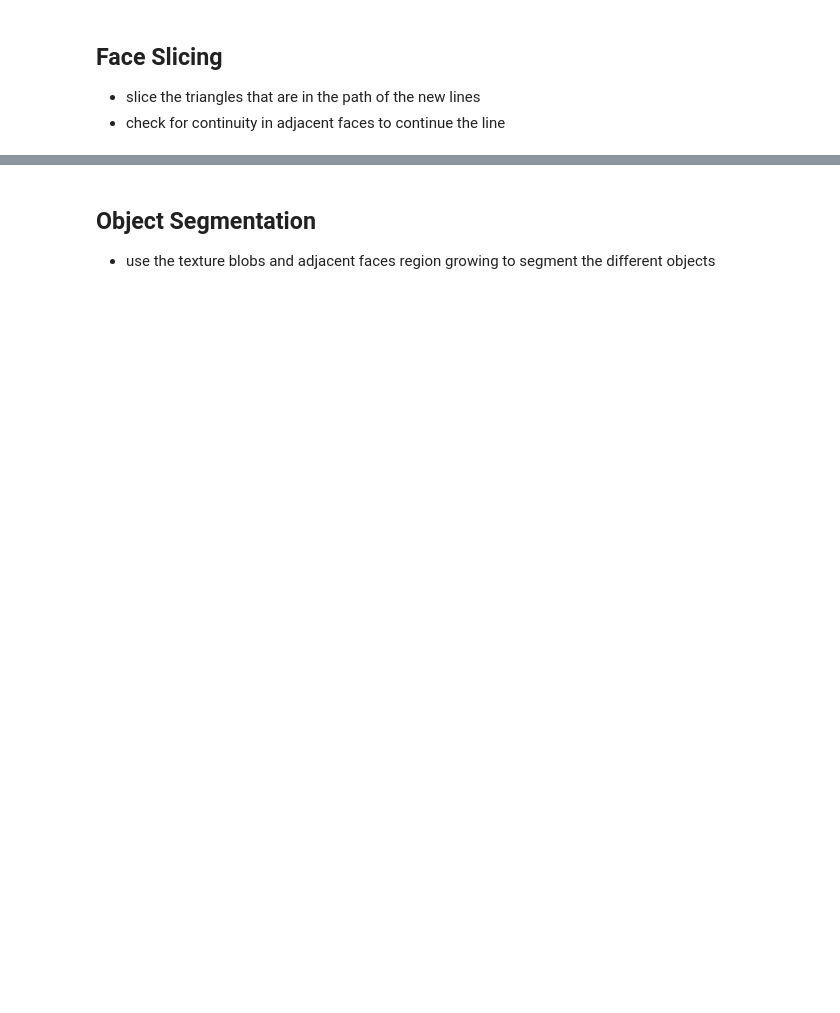
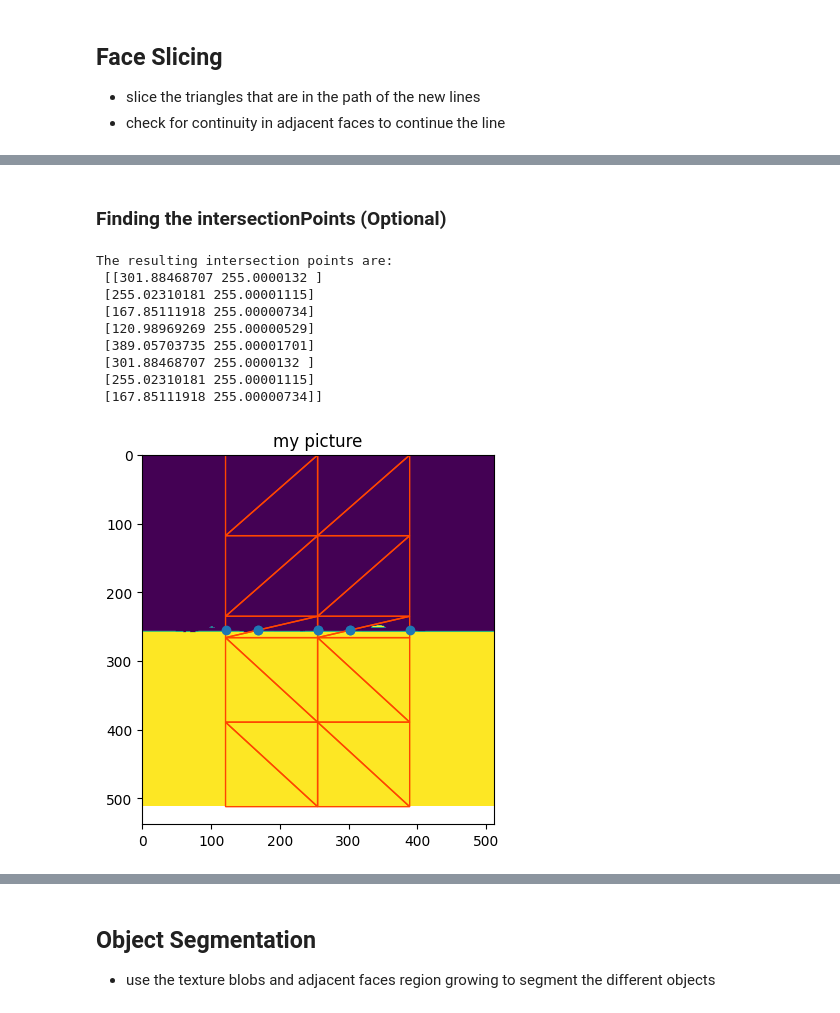
Before and after one commit to JelleKUL/segmentationtools, a Jupyter notebook: docs/source/examples/workflow.ipynb, the cells around one changed output, grey strips where cells are left out. Drawn from its saved outputs; the diff is of its cells as text; code cells hidden in the pictures; blank space fills up the shorter version.

```diff
--- a/docs/source/examples/workflow.ipynb
+++ b/docs/source/examples/workflow.ipynb
@@ -114,28 +154,43 @@ plt.show()
+# %% [markdown]
+### Finding the intersectionPoints (Optional)
 # %%
 import segmentationtools as st
 points = []
 
 lineNr = 0
 
 for i in range((int)(len(uvPoints)/3)):
     newPoints = st.find_triangle_intersection(uvPoints[3*i:3*i+3], st.get_edge_points(lines[lineNr], segmentedMappedTexture.shape[1], segmentedMappedTexture.shape[0]))
     if (newPoints is not None):
         points.append(newPoints)
 
 points = np.array(points).reshape((-1,2)) #reshape to a nx2 array
 print("The resulting intersection points are: \n", points)
 
 rho = lines[lineNr][0][0]
 theta = lines[lineNr][0][1]
 a = math.cos(theta)
 b = math.sin(theta)
 x0 = a * rho
 y0 = b * rho
 pt1 = (int(x0 + 1000 * (-b)), int(y0 + 1000 * (a)))
 pt2 = (int(x0 - 1000 * (-b)), int(y0 - 1000 * (a)))
 cv2.line(segmentedMappedTexture, pt1, pt2, (0, 0, 255), 3, cv2.LINE_AA)
 
 plt.imshow(segmentedMappedTexture)
+for i in range((int)(len(uvPoints)/3)):
+    plt.fill(*zip(*uvPoints[3*i:3*i+3]), facecolor='none', edgecolor='orangered', linewidth=1)
 plt.scatter(*zip(*points))
 plt.title('my picture')
 plt.show()
+# %% [output]
+The resulting intersection points are:
+ [[301.88468707 255.0000132 ]
+ [255.02310181 255.00001115]
+ [167.85111918 255.00000734]
+ [120.98969269 255.00000529]
+ [389.05703735 255.00001701]
+ [301.88468707 255.0000132 ]
+ [255.02310181 255.00001115]
+ [167.85111918 255.00000734]]
+[figure, added]
```
Also changed, not shown: parts of 18 cells of this notebook, 1 other file.
